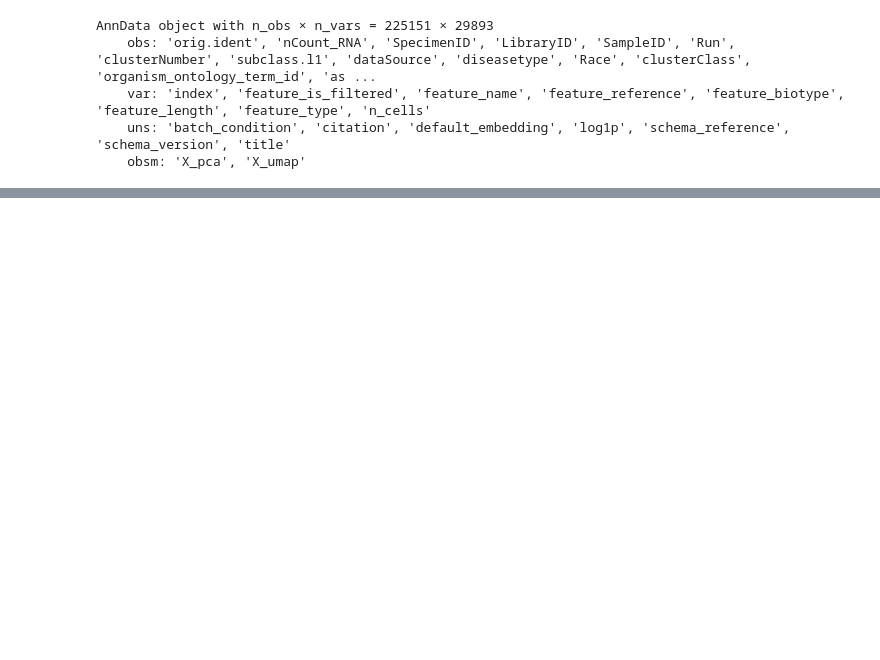
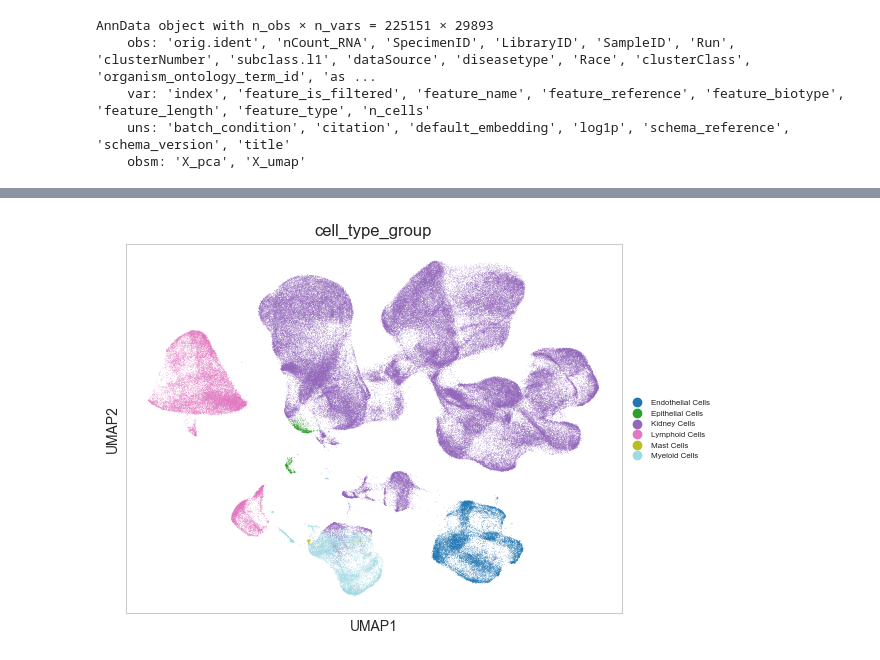
Before and after one commit to aumchampaneri/Biochemistry-BS, a Jupyter notebook: Complement in Disease/testing code.ipynb, the cells around one changed output, grey strips where cells are left out. Saved outputs shown, nothing was run; the diff lists cells and outputs as text; code cells hidden in the pictures; blank space fills up the shorter version.

```diff
--- a/Complement in Disease/testing code.ipynb
+++ b/Complement in Disease/testing code.ipynb
@@ -18,0 +77,10 @@ AnnData object with n_obs × n_vars = 225151 × 29893
+# %%
+sc.pl.umap(adata,
+           color=['cell_type_group'],
+           legend_fontsize='xx-small',
+           legend_fontweight='light',
+
+           # save='_cell-type-group_nor1.pdf'
+           )
+# %% [output]
+[figure, added]
```
Also changed, not shown: parts of 7 cells of this notebook, 2 other files.
